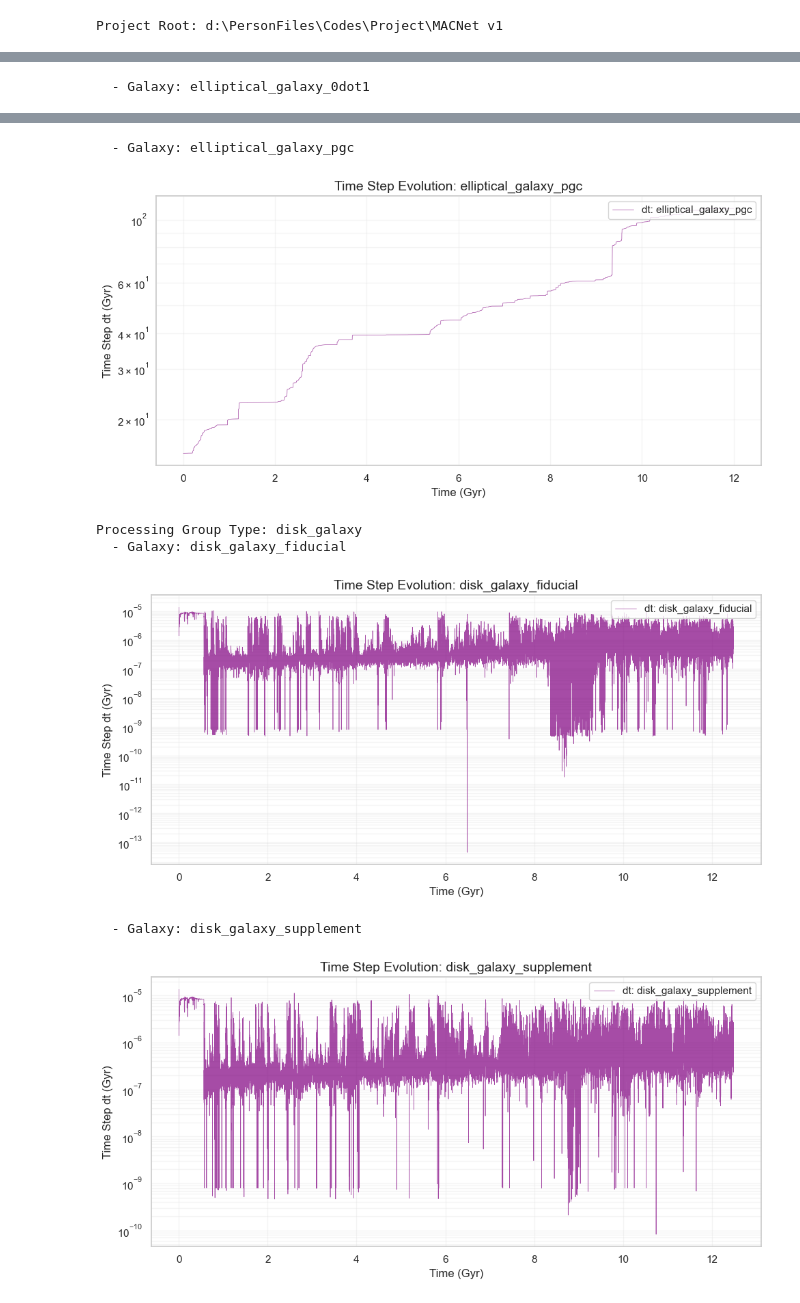
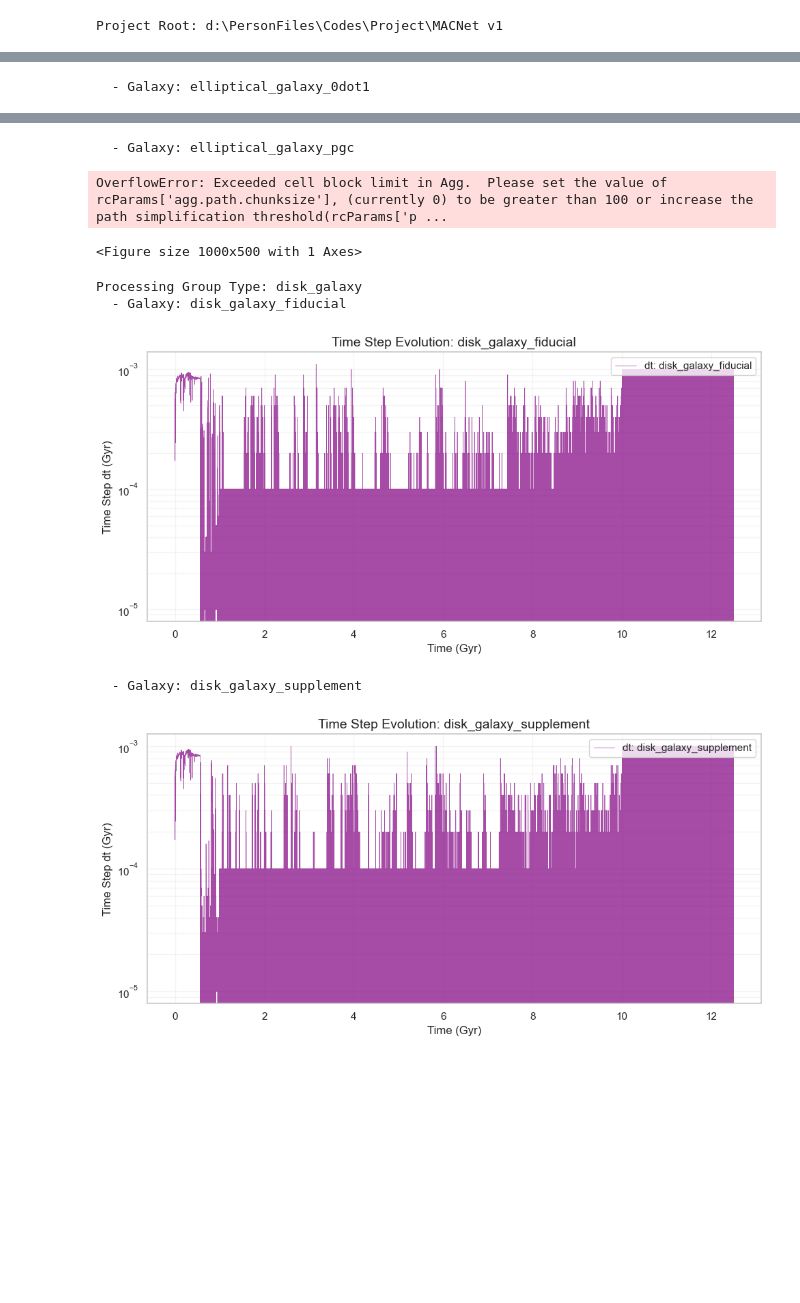
Before and after one commit to Suwueng/MACNet-v1, a Jupyter notebook: VisualScripts/DataAnalysis/AccretionRateEvolution.ipynb, the cells around one changed output, grey strips where cells are left out. Cells and saved outputs as stored; diff of their text form; code cells hidden in the pictures; blank space fills up the shorter version.

```diff
--- a/VisualScripts/DataAnalysis/AccretionRateEvolution.ipynb
+++ b/VisualScripts/DataAnalysis/AccretionRateEvolution.ipynb
@@ -273,17 +345,15 @@ for gal_type, gal_group in configs["RawDataConfig"].items():
             df = pd.read_parquet(parquet_path)
 
             # Check columns
-            if "dt" not in df.columns or "time" not in df.columns:
+            if "time" not in df.columns:
                 print(f"    [Warning] Missing 'dt' or 'time' column in {gal_name}")
                 continue
 
             time = df["time"]
-            dt = df["dt"]
 
             # Clean Data (ensure positive time)
             mask = time > 0
             valid_time = time[mask]
-            valid_dt = dt[mask]
 
             if len(valid_time) == 0:
                 print("    [Warning] No valid data points.")
@@ -292,7 +362,7 @@ for gal_type, gal_group in configs["RawDataConfig"].items():
             # Plot
             plt.figure(figsize=(10, 5))
             # dt often spans orders of magnitude, so log scale is usually preferred for Y
-            plt.semilogy(valid_time, valid_dt, label=f"dt: {gal_name}", color='purple', alpha=0.7, linewidth=0.5)
+            plt.semilogy(valid_time, valid_time.diff(), label=f"dt: {gal_name}", color='purple', alpha=0.7, linewidth=0.5)
 
             plt.xlabel("Time (Gyr)", fontsize=12)
             plt.ylabel("Time Step dt (Gyr)", fontsize=12)
@@ -317,7 +387,8 @@ Processing Group Type: elliptical_galaxy
   - Galaxy: elliptical_galaxy_pgc
+OverflowError: Exceeded cell block limit in Agg.  Please set the value of rcParams['agg.path.chunksize'], (currently 0) to be greater than 100 or increase the path simplification threshold(rcParams['p ...
+<Figure size 1000x500 with 1 Axes>
+Processing Group Type: disk_galaxy
+  - Galaxy: disk_galaxy_fiducial
-[figure, old version]
+[figure, new version]
-Processing Group Type: disk_galaxy
-  - Galaxy: disk_galaxy_fiducial
+  - Galaxy: disk_galaxy_supplement
-[figure, old version]
+[figure, new version]
-  - Galaxy: disk_galaxy_supplement
-[figure, removed]
```
Also changed, not shown: parts of 6 cells of this notebook, 5 other files.
